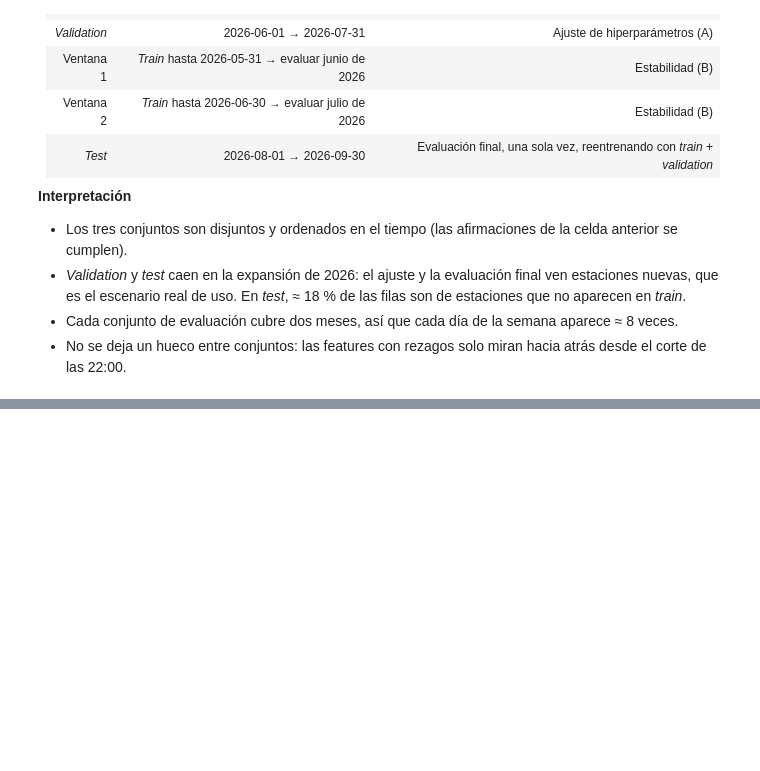
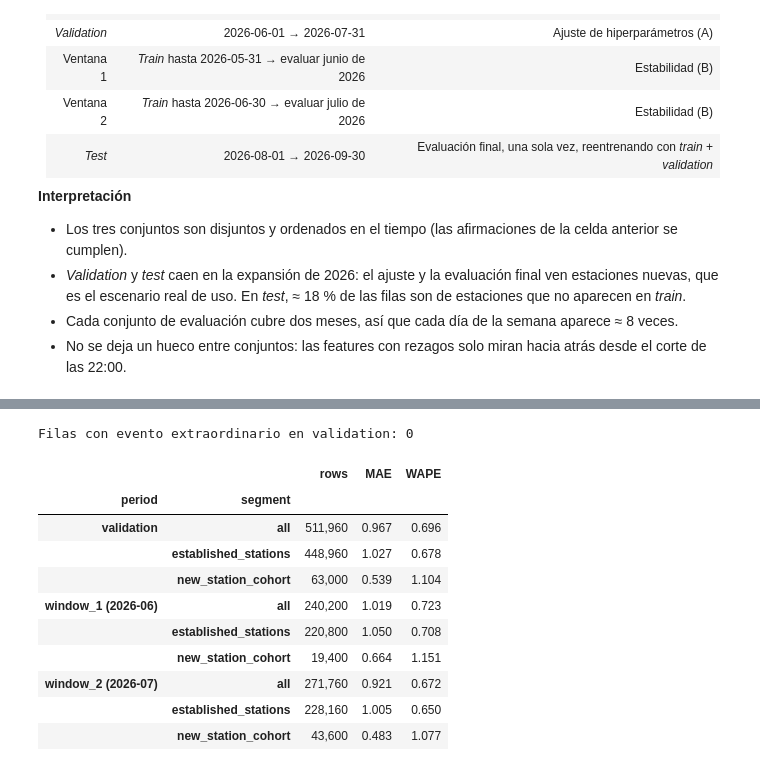
Before and after one commit to LeonardoSantosGrc/MiBici, a Jupyter notebook: notebooks/3.01-lsg-modeling-contract.ipynb, the cells around one changed output, grey strips where cells are left out. Saved outputs shown, nothing was run; the diff lists cells and outputs as text; code cells hidden in the pictures; blank space fills up the shorter version.

Commit message:
Add common baseline and its validation scores to notebook 3.01

```diff
--- a/notebooks/3.01-lsg-modeling-contract.ipynb
+++ b/notebooks/3.01-lsg-modeling-contract.ipynb
@@ -394,0 +458,58 @@ summary_splits.style.format(
+# %%
+def mae(y: pd.Series, y_pred: pd.Series) -> float:
+    """Mean absolute error, in departures per station-hour."""
+    return (y - y_pred).abs().mean()
+
+
+def wape(y: pd.Series, y_pred: pd.Series) -> float:
+    """Total absolute error as a share of total departures."""
+    return (y - y_pred).abs().sum() / y.sum()
+
+
+def in_period(start: str, end: str) -> pd.Series:
+    return (df["hour_start"] >= start) & (df["hour_start"] < end)
+
+
+periods = {
+    "validation": in_validation,
+    "window_1 (2026-06)": in_period(*WINDOWS["window_1"]["eval"]),
+    "window_2 (2026-07)": in_period(*WINDOWS["window_2"]["eval"]),
+}
+segments = {
+    "all": pd.Series(True, index=df.index),
+    "established_stations": ~df["is_new_station_cohort"],
+    "new_station_cohort": df["is_new_station_cohort"],
+}
+rows = []
+for period, in_p in periods.items():
+    for segment, in_s in segments.items():
+        mask = in_p & in_s
+        y, y_pred = df.loc[mask, "departures"], baseline[mask]
+        rows.append(
+            {
+                "period": period,
+                "segment": segment,
+                "rows": int(mask.sum()),
+                "MAE": mae(y, y_pred),
+                "WAPE": wape(y, y_pred),
+            }
+        )
+baseline_scores = pd.DataFrame(rows).set_index(["period", "segment"])
+print(
+    "Filas con evento extraordinario en validation:",
+    int(df.loc[in_validation, "is_extraordinary_event"].sum()),
+)
+baseline_scores.style.format({"rows": "{:,}", "MAE": "{:.3f}", "WAPE": "{:.3f}"})
+# %% [output]
+Filas con evento extraordinario en validation: 0
+|  |  | rows | MAE | WAPE |
+| period | segment |  |  |  |
+| validation | all | 511,960 | 0.967 | 0.696 |
+|  | established_stations | 448,960 | 1.027 | 0.678 |
+|  | new_station_cohort | 63,000 | 0.539 | 1.104 |
+| window_1 (2026-06) | all | 240,200 | 1.019 | 0.723 |
+|  | established_stations | 220,800 | 1.050 | 0.708 |
+|  | new_station_cohort | 19,400 | 0.664 | 1.151 |
+| window_2 (2026-07) | all | 271,760 | 0.921 | 0.672 |
+|  | established_stations | 228,160 | 1.005 | 0.650 |
+|  | new_station_cohort | 43,600 | 0.483 | 1.077 |
```
Also changed, not shown: parts of 6 cells of this notebook.
